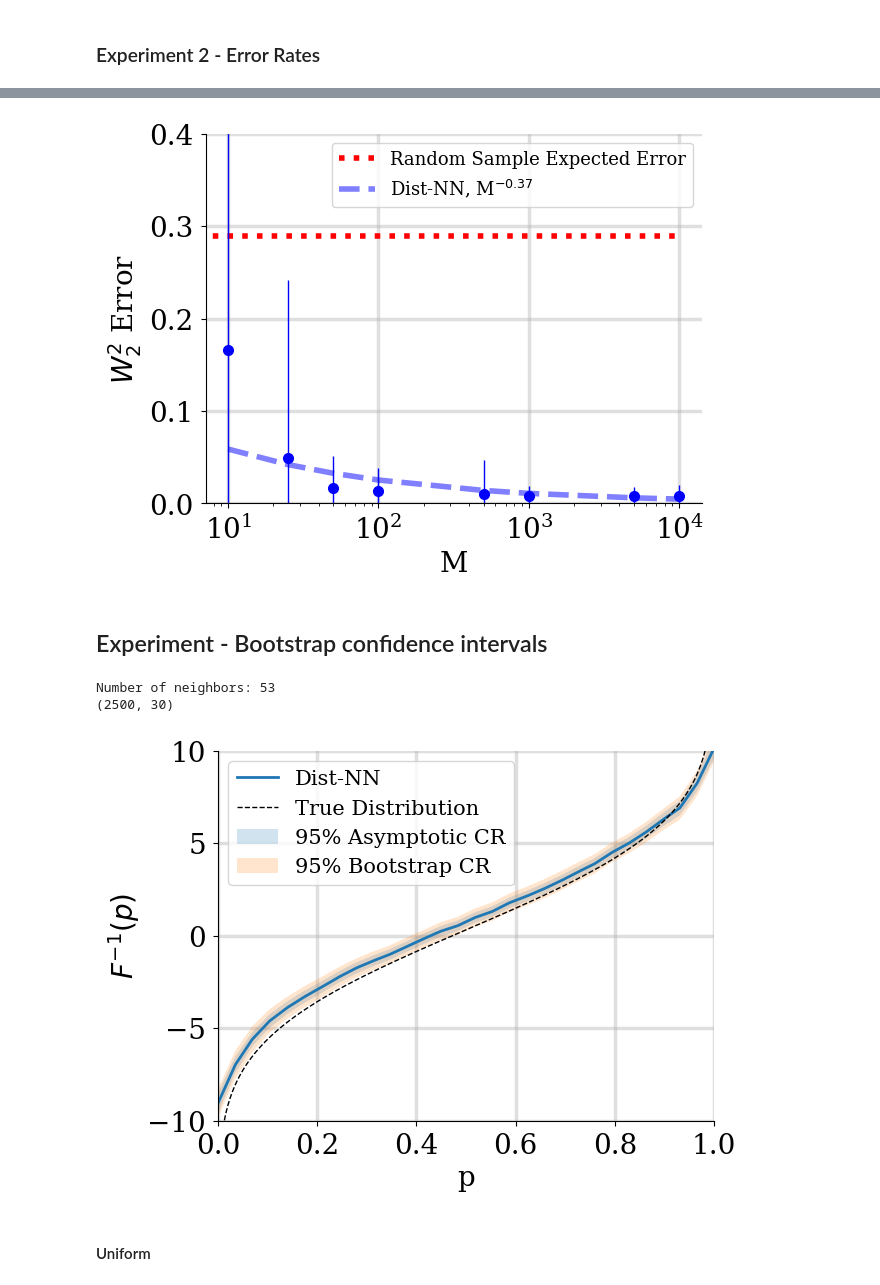
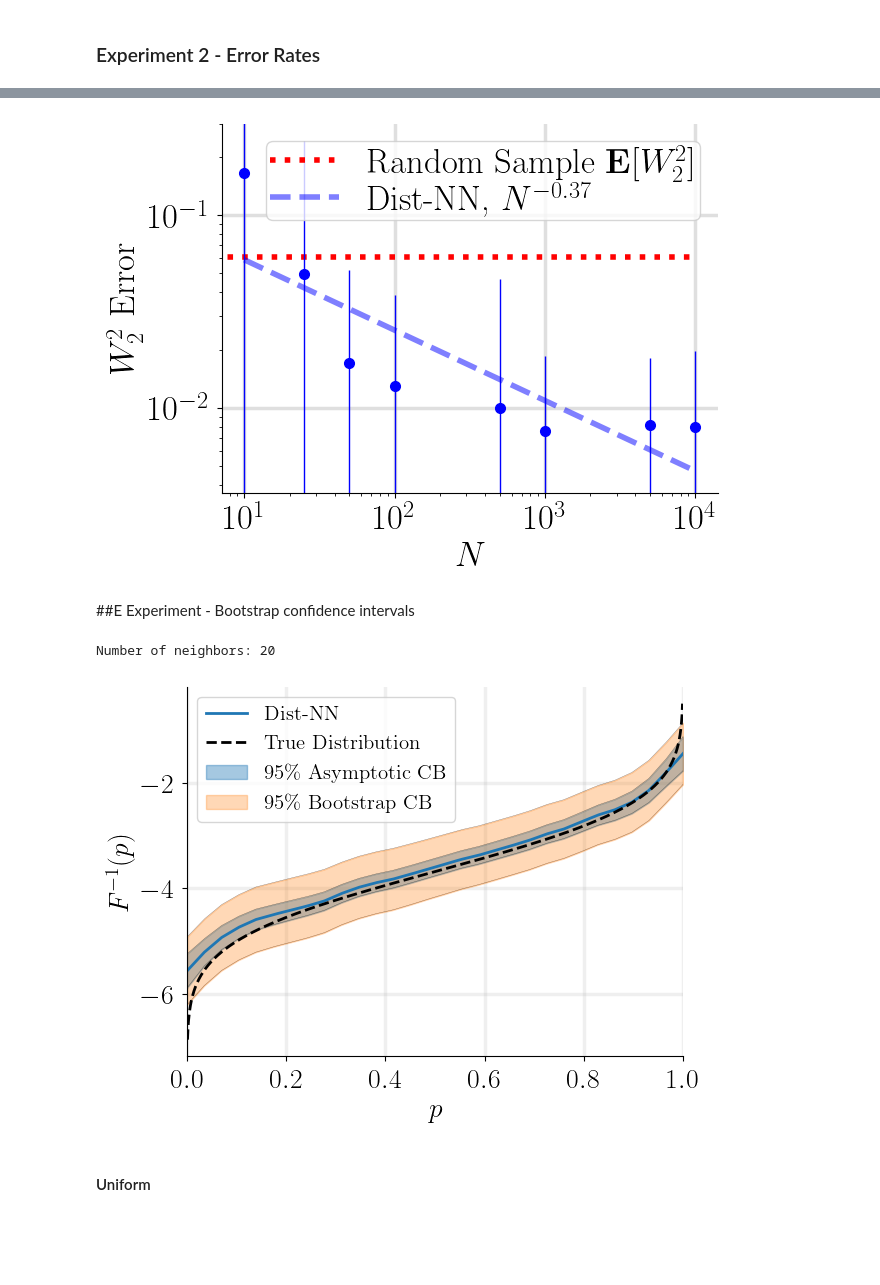
Before and after one commit to jacobf18/Dist-NN, a Jupyter notebook: nearest_neighbors.ipynb, the cells around one changed output, grey strips where cells are left out. Cells and saved outputs as stored; diff of their text form; code cells hidden in the pictures; blank space fills up the shorter version.

```diff
--- a/nearest_neighbors.ipynb
+++ b/nearest_neighbors.ipynb
@@ -803,6 +742,17 @@ y_err = np.array([errors_std[m, N, s] for m in rows])
 
 plt.figure()
 
+label_size = 20 / 0.8
+mpl.rcParams['lines.markersize'] = 7
+mpl.rcParams['grid.linewidth'] = 2.5
+mpl.rcParams['legend.fontsize'] = label_size
+
+mpl.rcParams['xtick.labelsize'] = label_size
+mpl.rcParams['ytick.labelsize'] = label_size
+mpl.rcParams['axes.labelsize'] = label_size
+mpl.rcParams['axes.titlesize'] = label_size
+mpl.rcParams['figure.titlesize'] = label_size
+
 plt.hlines(np.mean(error), 0, max(rows),colors='r',linestyles='dotted',linewidth=4.0)
 plt.errorbar(rows, y1, yerr=y_err, fmt='o', color='b',linewidth=1.0)
 # plt.scatter(rows,y1, marker='x', color='b')
@@ -814,20 +764,19 @@ a, b = fit_power(rows, y1)
 plt.plot(rows, f(rows,a,b), 'b--', alpha=0.5,linewidth=4.0)
 
 ax = plt.gca()
-# ax.set_yscale('log')
+ax.set_yscale('log')
 ax.set_xscale('log')
-# ax.set_xscale('log', base=10)
 
-plt.legend([f"Random Sample Expected Error", r"Dist-NN, M$^{%.2f}$"%(b)])
+plt.legend(["Random Sample $\mathbf{E}[W_2^2]$", r"Dist-NN, $N^{%.2f}$"%(b)], borderpad=0.1, labelspacing=0)
 # plt.plot(x, y2, '.-', linewidth=2.0)
 # plt.plot(x, y3, '.-', linewidth=2.0)
-plt.xlabel("M")
+plt.xlabel("$N$")
 plt.ylabel("$W_2^2$ Error")
 # plt.title("$W_2^2$ Error vs. Number of Rows")
 ax.spines['top'].set_visible(False)
 ax.spines['right'].set_visible(False)
 ax.grid(True, alpha=0.4)
-ax.set_ylim(bottom=0, top = 0.4)
+ax.set_ylim(bottom=0, top = 0.3)
 ax.set_xlim(left=0)
 # plt.xticks([0] + x)
 # plt.xticks(rows)
@@ -835,9 +784,9 @@ ax.set_xlim(left=0)
 plt.savefig("figures/error_rows.pdf", bbox_inches="tight")
 plt.show()
 # %% [output]
-[figure, old version]
+[figure, new version]
 # %% [markdown]
-## Experiment - Bootstrap confidence intervals
+##E Experiment - Bootstrap confidence intervals
 # %%
 import scipy
 
@@ -904,54 +893,66 @@ est_dist = estimate_row(data_table, mask, 0, d, eta)
 # %%
 x = np.linspace(0, 1, num = 1000)
 steps = [i / (n+1) for i in range(1,n+1)]
+
+# set confidence level
+alpha = 0.05
+alpha = alpha / n # bonferonni correction
+z_alpha = scipy.stats.norm.ppf(1 - (alpha / 2))
 
 mpl.rcParams['legend.fontsize'] = 15 # font size for legend
 
 plt.figure()
 # plt.step(steps, est_dist, where='post', label='Dist-NN')
 # plt.plot(steps, est_dist, label='Dist-NN')
 plt.plot(x, np.quantile(est_dist, x), label='Dist-NN', linewidth=2)
-plt.plot(x, true_dists[0,0].ppf(x), label='True Distribution', linewidth=1, linestyle='--', color='k')
-plt.xlabel('p')
+plt.plot(x, true_dists[0,0].ppf(x), label='True Distribution', linewidth=2, linestyle='--', color='k')
+plt.xlabel('$p$')
 plt.xlim([0,1])
 plt.ylabel('$F^{-1}(p)$')
 
 neighbor_dists = [true_dists[i,0] for i in range(M) if d[i] < eta] # get the neighbors
 print(f'Number of neighbors: {len(neighbor_dists)}')
-std_true = np.array([np.sqrt(get_variance_exact(s, n, neighbor_dists)) for s in steps]) # get the true asymptotic standard deviation
-top = est_dist + (1.96 * std_true) # 95% confidence region
-bottom = est_dist - (1.96 * std_true) # 95% confidence region
+
+
+std_true = np.array([np.sqrt(get_variance_bootstrap_neighbors(s, n, neighbor_dists)) for s in steps]) # get the true asymptotic standard deviation
+top = est_dist + (z_alpha * std_true) # 95% confidence region
+bottom = est_dist - (z_alpha * std_true) # 95% confidence region
+plt.plot(x, np.quantile(bottom, x), color='black', linewidth=0.25, alpha=0.5)
+plt.plot(x, np.quantile(top, x), color='black', linewidth=0.25, alpha=0.5)
 plt.fill_between(x, np.quantile(bottom, x), np.quantile(top, x),
-                 alpha=0.2,
+                 alpha=0.4,
+                 color='tab:blue',
                  interpolate=False,
-                 label='95% Asymptotic CR')
+                 label='95\% Asymptotic CB')
 
 
 neighbor_dists = [true_dists[i,0] for i in range(M) if d[i] < eta] # get the neighbors
-std_bootstrap = np.sqrt(get_variance_bootstrap(n,data_table[d < eta, 0, :],
-                                               num_resamples_n=50,
-                                               num_resamples_neighbors=50)) # get the true asymptotic standard deviation
-top = est_dist + (1.96 * std_bootstrap) # 95% confidence region
-bottom = est_dist - (1.96 * std_bootstrap) # 95% confidence region
+std_bootstrap = np.sqrt(get_variance_bootstrap_everything(n,data_table[d < eta, 0, :],
+                                                          num_resamples_n=50,
+                                                          num_resamples_neighbors=50)) # get the true asymptotic standard deviation
+top = est_dist + (z_alpha * std_bootstrap) # 95% confidence region
+bottom = est_dist - (z_alpha * std_bootstrap) # 95% confidence region
 
+plt.plot(x, np.quantile(bottom, x), color='black', linewidth=0.25, alpha=0.5)
+plt.plot(x, np.quantile(top, x), color='black', linewidth=0.25, alpha=0.5)
 plt.fill_between(x, np.quantile(bottom, x), np.quantile(top, x),
-                 alpha=0.2,
+                 alpha=0.3,
+                 color='tab:orange',
                  interpolate=False,
-                 label='95% Bootstrap CR')
+                 label='95\% Bootstrap CB')
 
 plt.legend()
 ax = plt.gca()
 ax.spines['top'].set_visible(False)
 ax.spines['right'].set_visible(False)
-ax.grid(True, alpha=0.4)
+ax.grid(True, alpha=0.2)
 
-plt.ylim([-10,10])
+# plt.ylim([-10,10])
 plt.savefig("figures/norm-confidence-region.pdf", bbox_inches="tight")
 plt.show()
 # %% [output]
-Number of neighbors: 53
-(2500, 30)
+Number of neighbors: 20
-[figure, old version]
+[figure, new version]
 # %% [markdown]
 #### Uniform
 # %%
```
Also changed, not shown: parts of 37 cells of this notebook, 2 other files.
